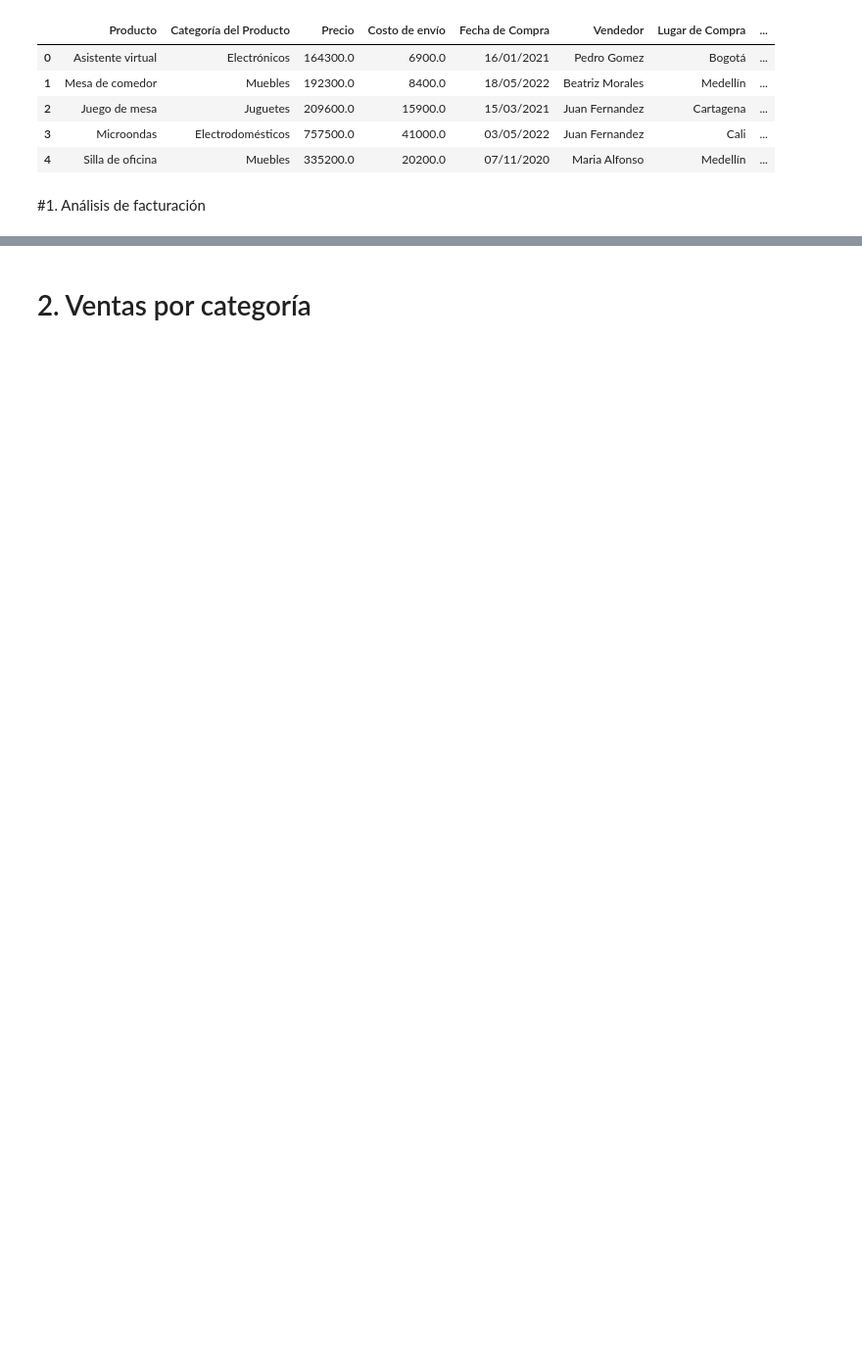
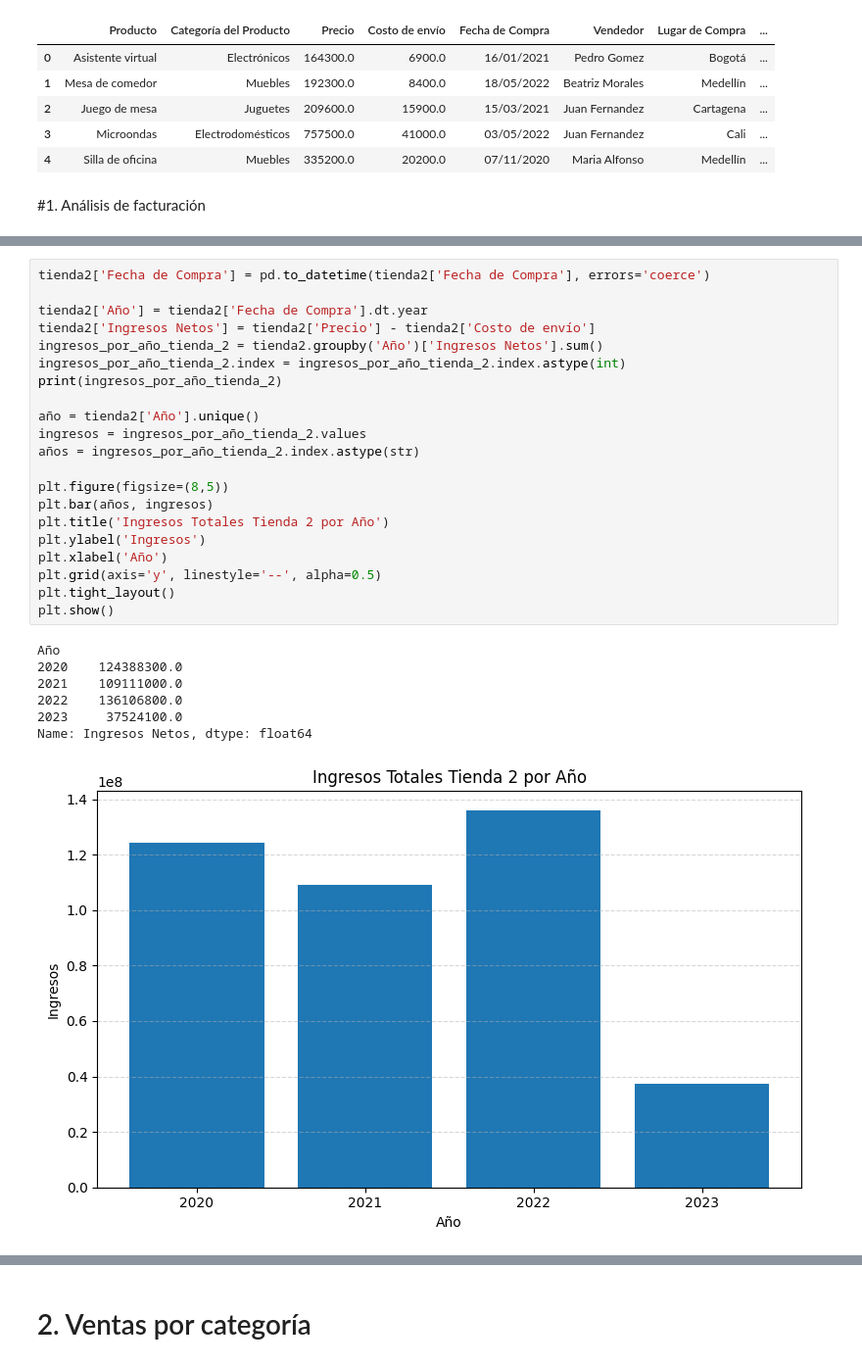
Before and after one commit to marsavil/challenge_1_ONE, a Jupyter notebook: AluraStoreLatam.ipynb, the cells around one changed output, grey strips where cells are left out. Shown at 98% size. Cells and saved outputs as stored; diff of their text form; blank space fills up the shorter version.

```diff
--- a/AluraStoreLatam.ipynb
+++ b/AluraStoreLatam.ipynb
@@ -27,0 +127,29 @@ tienda
+# %%
+tienda2['Fecha de Compra'] = pd.to_datetime(tienda2['Fecha de Compra'], errors='coerce')
+
+tienda2['Año'] = tienda2['Fecha de Compra'].dt.year
+tienda2['Ingresos Netos'] = tienda2['Precio'] - tienda2['Costo de envío']
+ingresos_por_año_tienda_2 = tienda2.groupby('Año')['Ingresos Netos'].sum()
+ingresos_por_año_tienda_2.index = ingresos_por_año_tienda_2.index.astype(int)
+print(ingresos_por_año_tienda_2)
+
+año = tienda2['Año'].unique()
+ingresos = ingresos_por_año_tienda_2.values
+años = ingresos_por_año_tienda_2.index.astype(str)
+
+plt.figure(figsize=(8,5))
+plt.bar(años, ingresos)
+plt.title('Ingresos Totales Tienda 2 por Año')
+plt.ylabel('Ingresos')
+plt.xlabel('Año')
+plt.grid(axis='y', linestyle='--', alpha=0.5)
+plt.tight_layout()
+plt.show()
+# %% [output]
+Año
+2020    124388300.0
+2021    109111000.0
+2022    136106800.0
+2023     37524100.0
+Name: Ingresos Netos, dtype: float64
+[figure, added]
```
Also changed, not shown: parts of 11 cells of this notebook.
